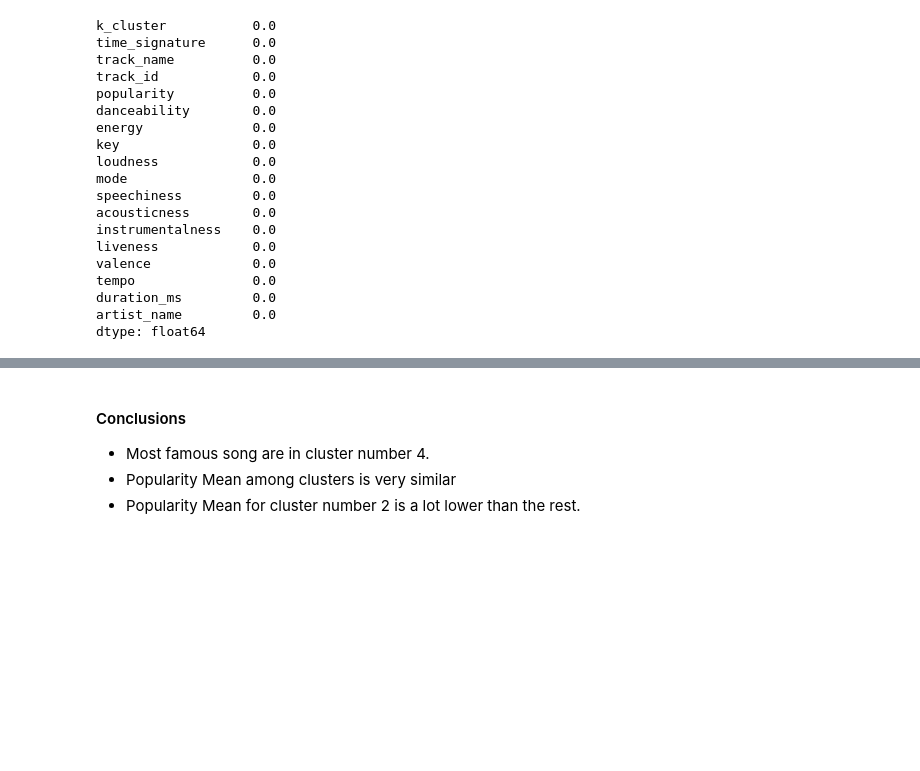
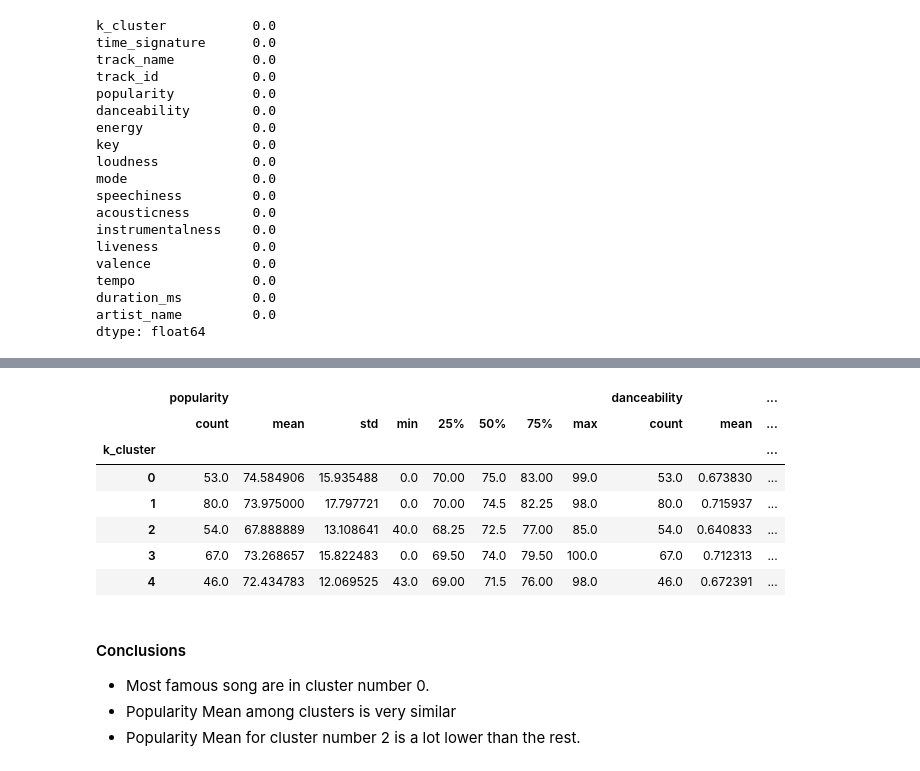
Before and after one commit to rafaelnduarte/Spotify_K-Means_Clustering, a Jupyter notebook: Biased_Random_Mood_Playlist_Spotify.ipynb, the cells around one changed output, grey strips where cells are left out. Drawn from its saved outputs; the diff is of its cells as text; code cells hidden in the pictures; blank space fills up the shorter version.

```diff
--- a/Biased_Random_Mood_Playlist_Spotify.ipynb
+++ b/Biased_Random_Mood_Playlist_Spotify.ipynb
@@ -534,5 +563,17 @@ Name: popularity, dtype: float64
+# %%
+# statistical distribution of the data in each column, for each cluster
+df_cluster.groupby("k_cluster").describe()
+# %% [output]
+|  | popularity |  |  |  |  |  |  |  | danceability |  | ... |
+|  | count | mean | std | min | 25% | 50% | 75% | max | count | mean | ... |
+| k_cluster |  |  |  |  |  |  |  |  |  |  | ... |
+| 0 | 53.0 | 74.584906 | 15.935488 | 0.0 | 70.00 | 75.0 | 83.00 | 99.0 | 53.0 | 0.673830 | ... |
+| 1 | 80.0 | 73.975000 | 17.797721 | 0.0 | 70.00 | 74.5 | 82.25 | 98.0 | 80.0 | 0.715937 | ... |
+| 2 | 54.0 | 67.888889 | 13.108641 | 40.0 | 68.25 | 72.5 | 77.00 | 85.0 | 54.0 | 0.640833 | ... |
+| 3 | 67.0 | 73.268657 | 15.822483 | 0.0 | 69.50 | 74.0 | 79.50 | 100.0 | 67.0 | 0.712313 | ... |
+| 4 | 46.0 | 72.434783 | 12.069525 | 43.0 | 69.00 | 71.5 | 76.00 | 98.0 | 46.0 | 0.672391 | ... |
 # %% [markdown]
 #### Conclusions
-* Most famous song are in cluster number 4.
+* Most famous song are in cluster number 0.
 * Popularity Mean among clusters is very similar
 * Popularity Mean for cluster number 2 is a lot lower than the rest.
```
Also changed, not shown: parts of 26 cells of this notebook.
